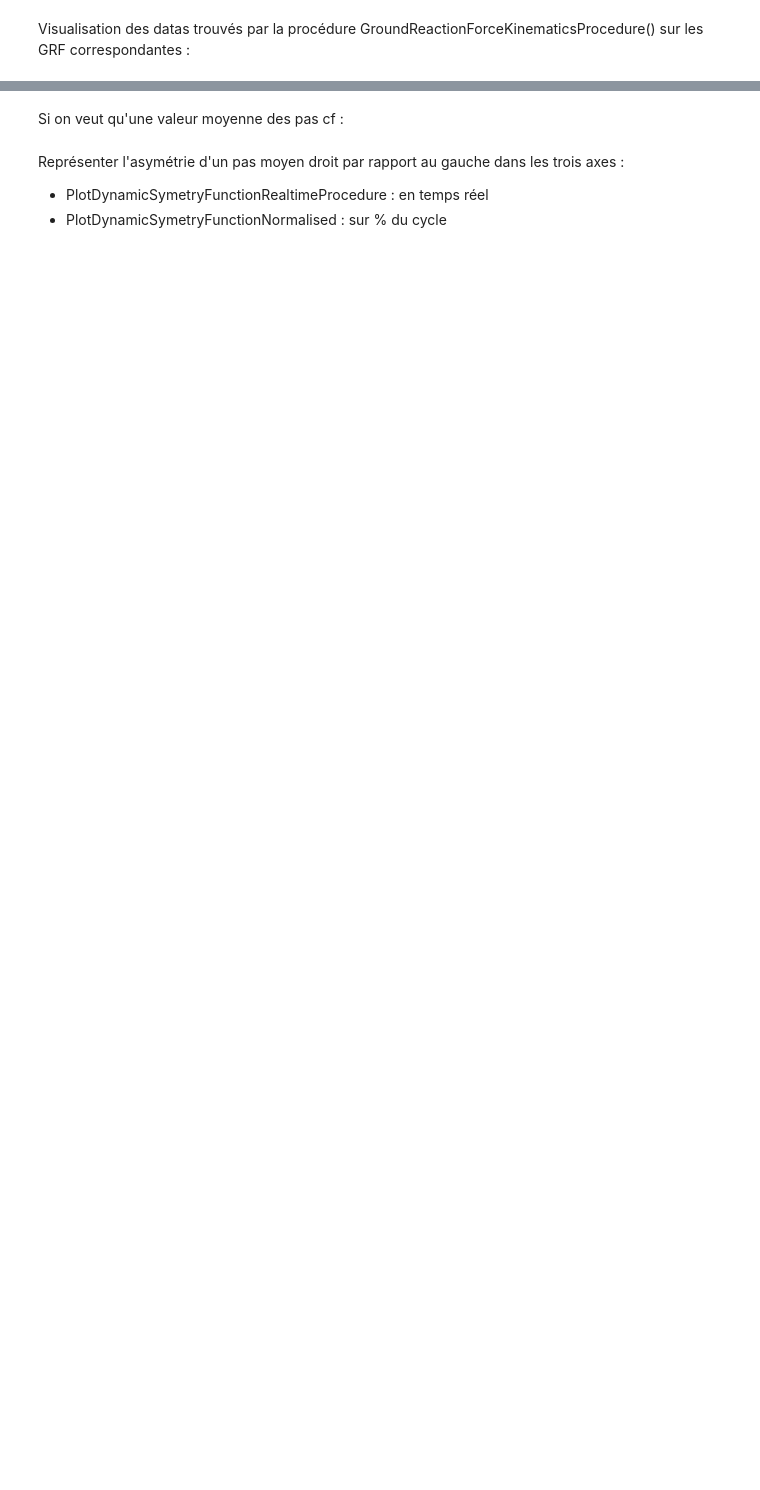
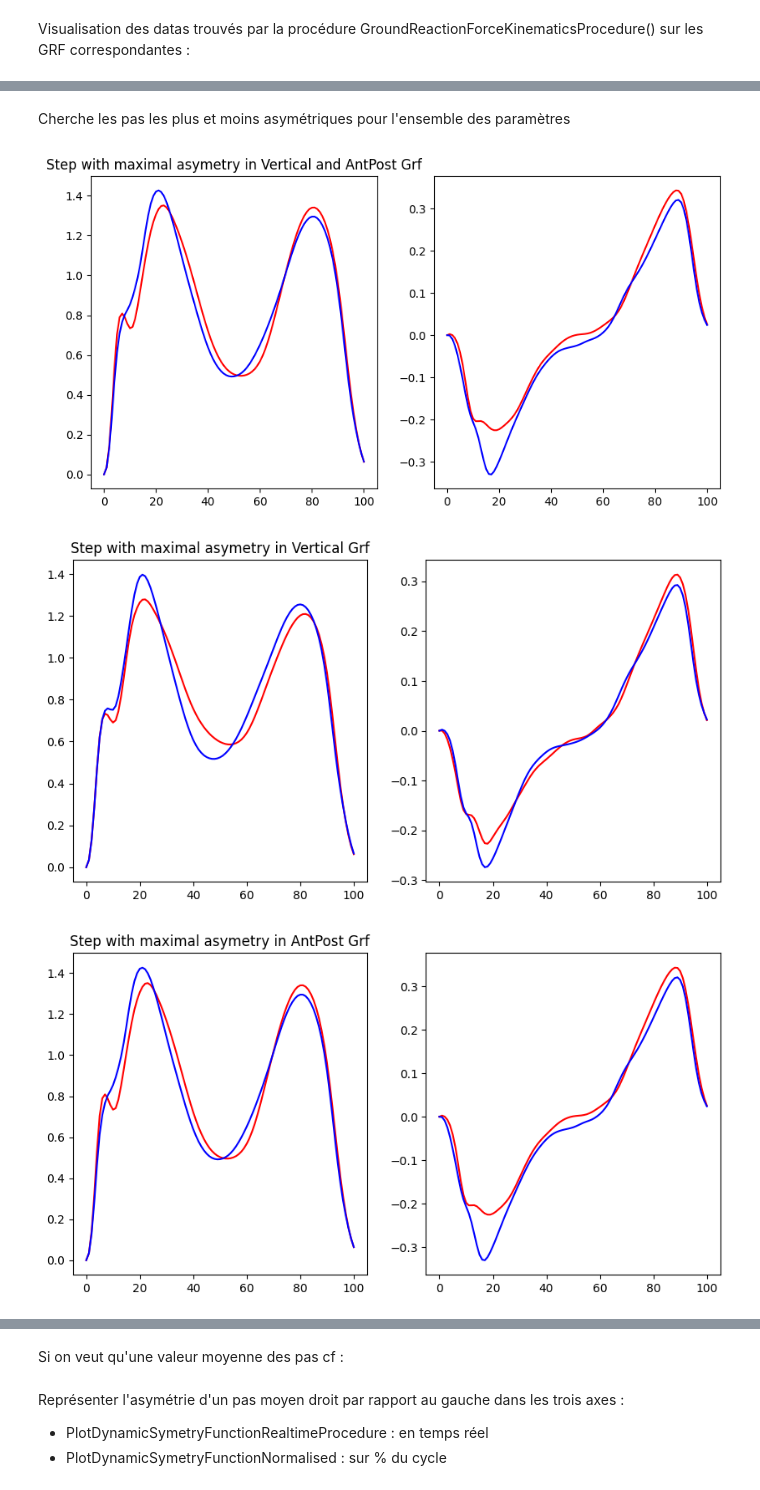
Before and after one commit to NathanMartinCOE/semelle_connecte, a Jupyter notebook: exampleWalking.ipynb, the cells around one changed output, grey strips where cells are left out. Drawn from its saved outputs; the diff is of its cells as text; code cells hidden in the pictures; blank space fills up the shorter version.

```diff
--- a/exampleWalking.ipynb
+++ b/exampleWalking.ipynb
@@ -367,0 +268,20 @@ Le pas le moins asymétrique sur le paramètre PropulsiveImpulse est le pas num
+# %% [markdown]
+Cherche les pas les plus et moins asymétriques pour l'ensemble des paramètres
+# %%
+from Walking.WalkingFilters import WalkingDataProcessingFilter, WalkingKinematicsFilter
+from Walking.WalkingDataProcessingProcedure import NormalisationProcedure
+from Walking.WalkingKinematicsProcedure import DynamicSymetryFunctionComputeProcedure
+from Walking.WalkingGraphicsProcedure import PlotWorthAndBestStepProcedure
+
+procedure = NormalisationProcedure()
+WalkingDataProcessingFilter(walking, procedure).run()
+procedure = GroundReactionForceKinematicsProcedure()
+WalkingKinematicsFilter(walking, procedure).run()
+procedure = DynamicSymetryFunctionComputeProcedure()
+WalkingKinematicsFilter(walking, procedure).run()
+procedure = PlotWorthAndBestStepProcedure()
+WalkingGraphicsFilter(walking, procedure).run()
+# %% [output]
+[figure, added]
+[figure, added]
+[figure, added]
```
Also changed, not shown: parts of 15 cells of this notebook, 5 other files.
